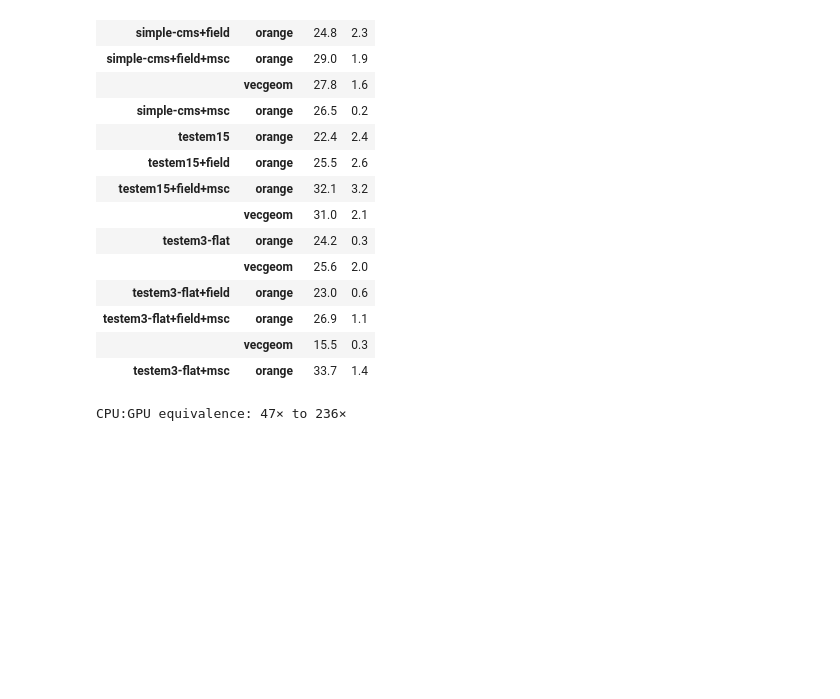
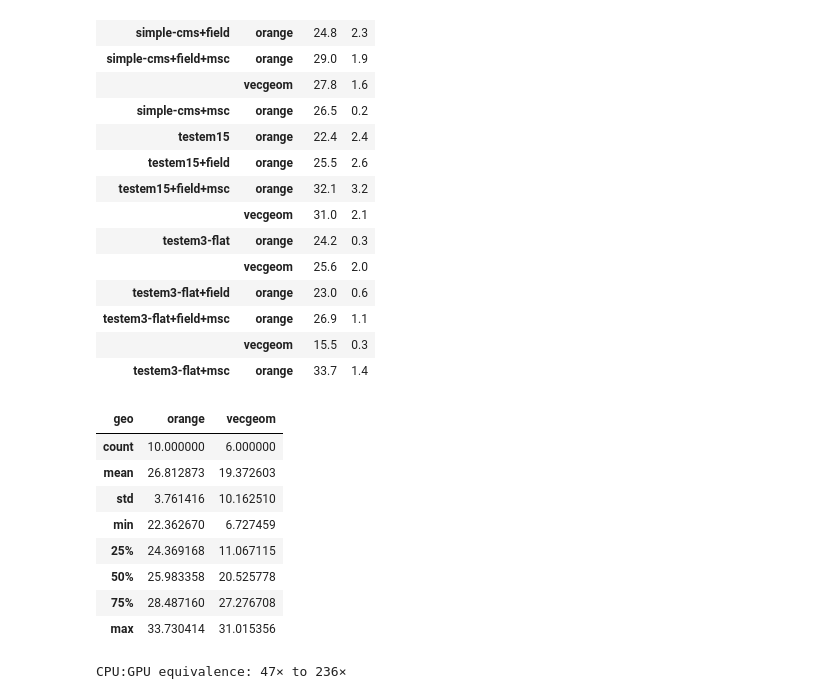
Before and after one commit to celeritas-project/regression, a Jupyter notebook: analysis.ipynb, the cells around one changed output. Drawn from its saved outputs; the diff is of its cells as text; code cells hidden in the pictures; blank space fills up the shorter version.

```diff
--- a/analysis.ipynb
+++ b/analysis.ipynb
@@ -151,6 +155,18 @@ speedup.dropna().style.format(analyze.float_fmt_transform(1))
 | testem3-flat+field+msc | orange | 26.9 | 1.1 |
 |  | vecgeom | 15.5 | 0.3 |
 | testem3-flat+msc | orange | 33.7 | 1.4 |
+# %%
+speedup['mean'].unstack('geo').describe()
+# %% [output]
+| geo | orange | vecgeom |
+| count | 10.000000 | 6.000000 |
+| mean | 26.812873 | 19.372603 |
+| std | 3.761416 | 10.162510 |
+| min | 22.362670 | 6.727459 |
+| 25% | 24.369168 | 11.067115 |
+| 50% | 25.983358 | 20.525778 |
+| 75% | 28.487160 | 27.276708 |
+| max | 33.730414 | 31.015356 |
 # %%
 #df = speedup.apply(np.vectorize(analyze.float_fmt_transform(1)))
 speedup_out = np.full((len(speedup), 3), "", dtype=object)
```
Also changed, not shown: parts of 4 cells of this notebook, 11 other files.
